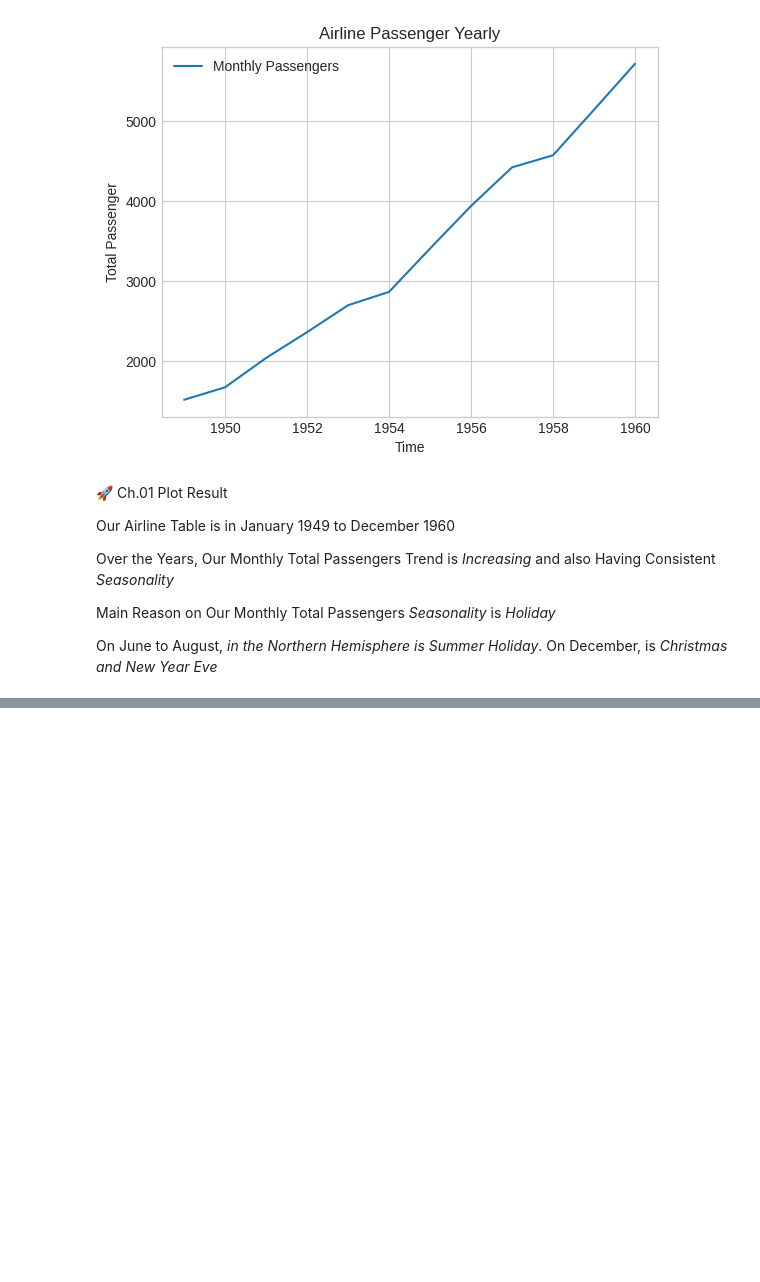
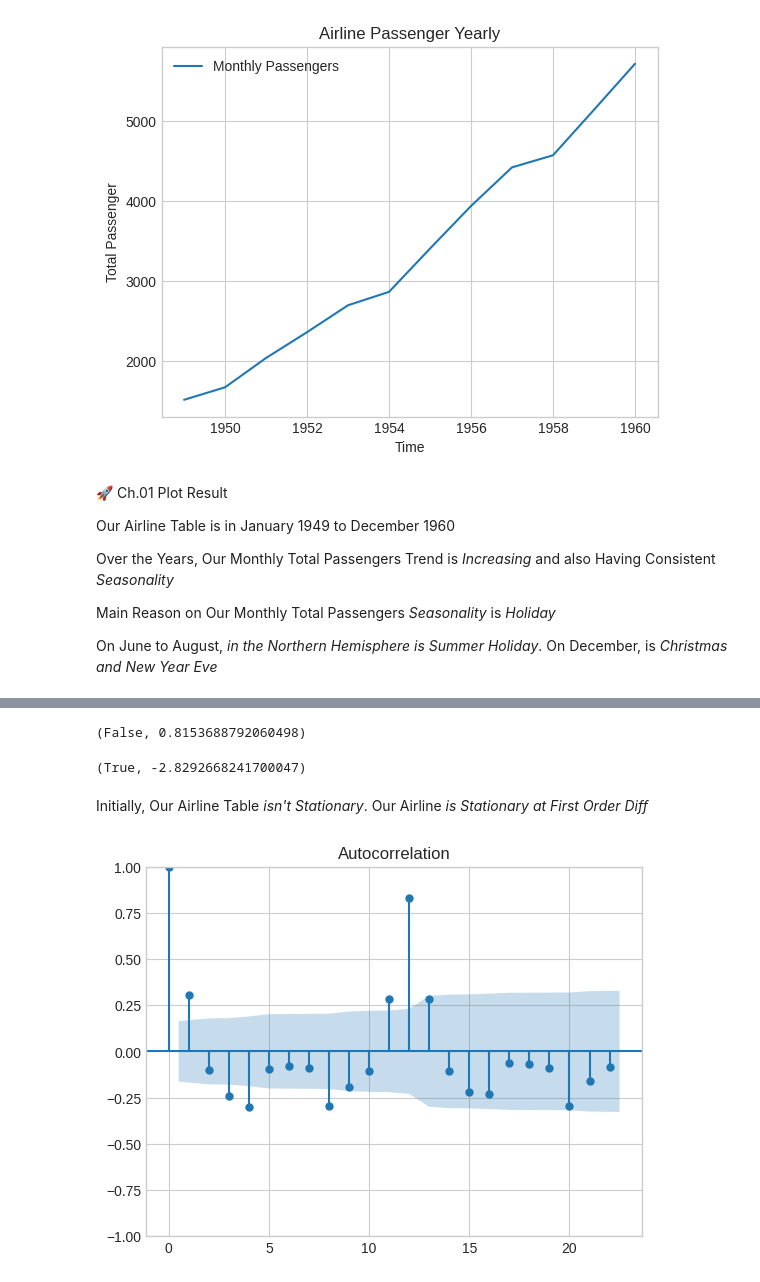
Before and after one commit to Inthari/Air, a Jupyter notebook: Lab 01.ipynb, the cells around one changed output, grey strips where cells are left out. Cells and saved outputs as stored; diff of their text form; code cells hidden in the pictures; blank space fills up the shorter version.

```diff
--- a/Lab 01.ipynb
+++ b/Lab 01.ipynb
@@ -124,0 +147,34 @@ On June to August, *in the Northern Hemisphere is Summer Holiday*. On December,
+# %%
+# First ADF Test
+
+from statsmodels.tsa.stattools import adfuller
+
+test_result, p_value, use_lag, obser, crival, criterion = adfuller(airline)
+
+alpha = 0.05
+
+is_stationar = test_result < alpha
+
+is_stationar, test_result
+# %% [output]
+(False, 0.8153688792060498)
+# %%
+# Other ADF Test
+
+sample_satu = airline.diff().dropna()
+
+test_result, p_value, use_lag, obser, crival, criterion = adfuller(sample_satu)
+
+is_stationar = test_result < alpha
+
+is_stationar, test_result
+# %% [output]
+(True, -2.8292668241700047)
+# %% [markdown]
+Initially, Our Airline Table *isn't Stationary*. Our Airline *is Stationary at First Order Diff*
+# %%
+from statsmodels.graphics.tsaplots import plot_acf, plot_pacf
+
+plot_acf(sample_satu);
+# %% [output]
+[figure, added]
```
Also changed, not shown: parts of 10 cells of this notebook.
